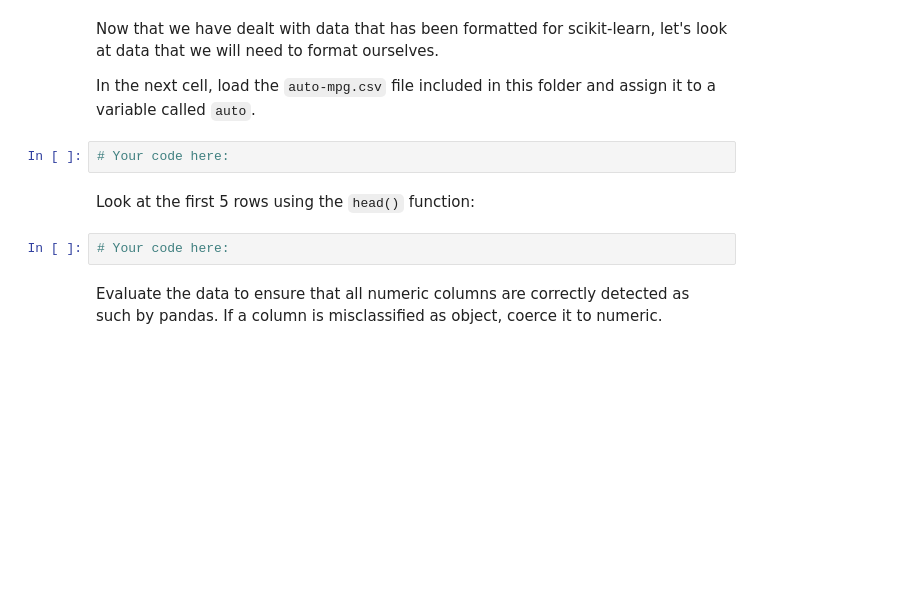
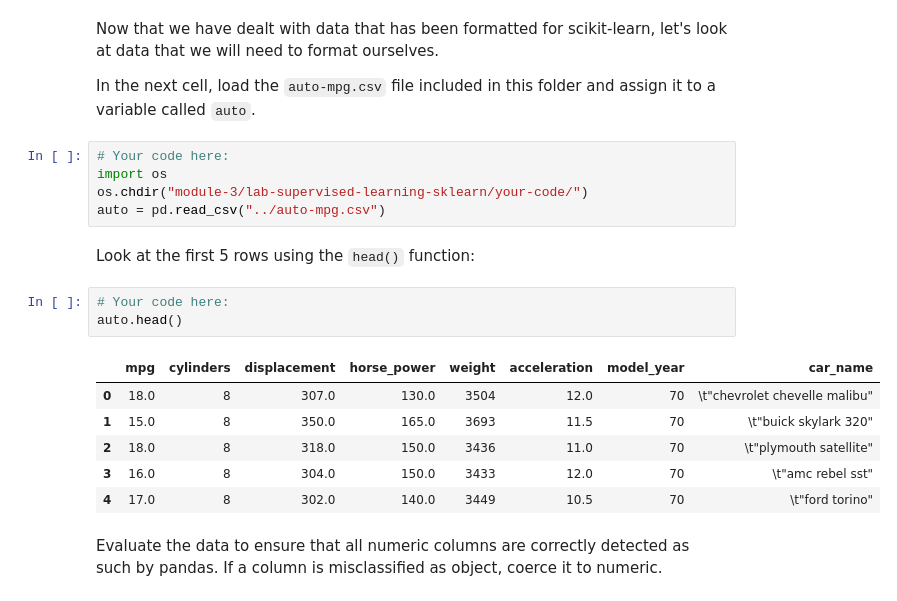
Before and after one commit to ironhack-datalabs/datamad1019, a Jupyter notebook: module-3/lab-supervised-learning-sklearn/your-code/main.ipynb, the cells around one changed output. Drawn from its saved outputs; the diff is of its cells as text; blank space fills up the shorter version.

```diff
--- a/module-3/lab-supervised-learning-sklearn/your-code/main.ipynb
+++ b/module-3/lab-supervised-learning-sklearn/your-code/main.ipynb
@@ -198,12 +271,23 @@ Answer the following questions in the cell below:
 Now that we have dealt with data that has been formatted for scikit-learn, let's look at data that we will need to format ourselves.
 
 In the next cell, load the `auto-mpg.csv` file included in this folder and assign it to a variable called `auto`.
-# %%
-# Your code here:
+# %%
+# Your code here:
+import os
+os.chdir("module-3/lab-supervised-learning-sklearn/your-code/")
+auto = pd.read_csv("../auto-mpg.csv")
 # %% [markdown]
 Look at the first 5 rows using the `head()` function:
 # %%
 # Your code here:
+auto.head()
+# %% [output]
+|  | mpg | cylinders | displacement | horse_power | weight | acceleration | model_year | car_name |
+| 0 | 18.0 | 8 | 307.0 | 130.0 | 3504 | 12.0 | 70 | \t"chevrolet chevelle malibu" |
+| 1 | 15.0 | 8 | 350.0 | 165.0 | 3693 | 11.5 | 70 | \t"buick skylark 320" |
+| 2 | 18.0 | 8 | 318.0 | 150.0 | 3436 | 11.0 | 70 | \t"plymouth satellite" |
+| 3 | 16.0 | 8 | 304.0 | 150.0 | 3433 | 12.0 | 70 | \t"amc rebel sst" |
+| 4 | 17.0 | 8 | 302.0 | 140.0 | 3449 | 10.5 | 70 | \t"ford torino" |
 # %% [markdown]
 Evaluate the data to ensure that all numeric columns are correctly detected as such by pandas. If a column is misclassified as object, coerce it to numeric.
 # %%
```
Also changed, not shown: parts of 29 cells of this notebook.
